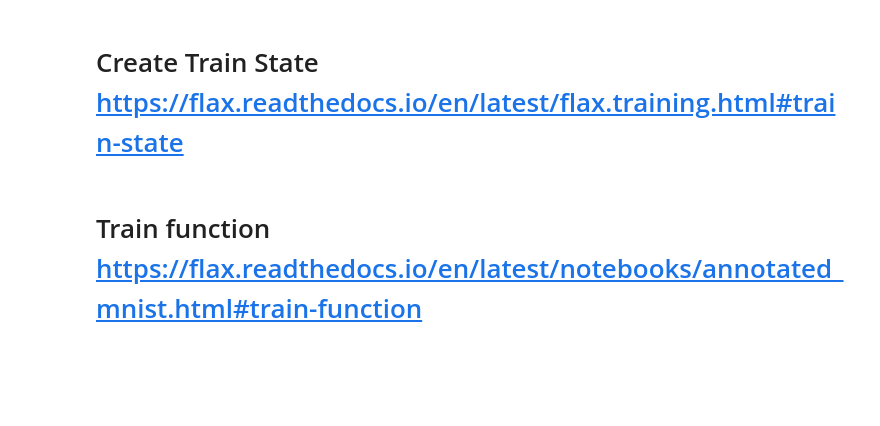
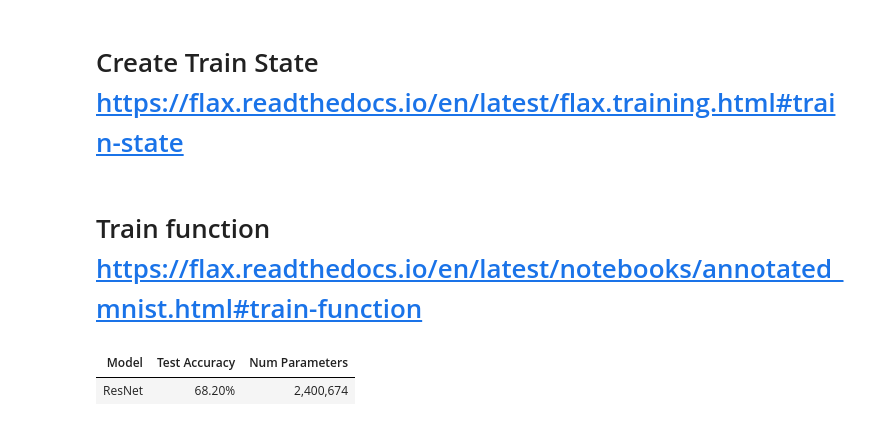
Before and after one commit to Yuji-github/Jax_Res18-Classification, a Jupyter notebook: Jax18_binary.ipynb, the cells around one changed output. Saved outputs shown, nothing was run; the diff lists cells and outputs as text; code cells hidden in the pictures; blank space fills up the shorter version.

```diff
--- a/Jax18_binary.ipynb
+++ b/Jax18_binary.ipynb
@@ -164,7 +164,7 @@ class MyResNet(nn.Module):  # Main of the model (include MyResNetBlock)
 # %% [markdown]
 ## Summary
 # %%
-inputs = jnp.ones(shape=(1, 32, 32, 3))  # becasue jax is stateless (not like PyTorch [stateful])
+inputs = jnp.ones(shape=(1, 64, 64, 3))  # becasue jax is stateless (not like PyTorch [stateful])
 print(MyResNet(1).tabulate(jax.random.PRNGKey(0), inputs))
 # %% [output]
                                       MyResNet Summary
@@ -227,7 +227,7 @@ class TrainerModule:
     def init_model(self): # Initialize model
         init_rng = jax.random.PRNGKey(0)
 
-        inputs = jnp.ones(shape=(1, 32, 32, 3))  # crate dummy input
+        inputs = jnp.ones(shape=(1, 64, 64, 3))  # crate dummy input
         variables = self.model.init(init_rng, inputs, train=True) # Flax does not have params until initialze:
 
         self.init_params, self.init_batch_stats = variables['params'], variables['batch_stats'] # params’ collection a separate ‘batch_stats’ collection
@@ -256,38 +256,29 @@ class TrainerModule:
             y_pred, new_model_state = outs if train else (outs, None)  # if train -> update networks
 
             # optax needs one_hot
-            labels_onehot = jax.nn.one_hot(labels, num_classes=self.model.num_classes)  # num_classes = 1 due to binary
-            loss = optax.sigmoid_binary_cross_entropy(y_pred, labels_onehot).mean() # binary cross entropy (unnecessary to have sigmoid in the network)
-
-            binary_y_pred = jnp.round(y_pred)  # round the values to get accuracy/TP/FP
+            labels_onehot = jax.nn.one_hot(labels, num_classes=self.model.num_classes)  # num_classes = 2 due to binary
+            loss = optax.softmax_cross_entropy(y_pred, labels_onehot).mean() # binary cross entropy (unnecessary to have sigmoid in the network)
 
             # eval the perfomance
-            accuracy = (labels == binary_y_pred).sum() / len(binary_y_pred)
-            # TP = ((binary_y_pred == 1) & (labels == 1)).sum()
-            # FP = ((binary_y_pred == 1) & (labels == 0)).sum()
+            acc = (y_pred.argmax(axis=-1) == labels).mean()
 
-            # create metrics dict and return it
-            # metrics = {'loss': loss, 'accuracy': accuracy, 'TP': TP, 'FP': FP}
-
-            return loss, (accuracy, new_model_state)  # must be A, (*B, new_model_state) *B can be multiple ex) loss, (acc, TP, FP, new_model_state)
+            return loss, (acc, new_model_state)  # must be A, (*B, new_model_state) *B can be multiple ex) loss, (acc, TP, FP, new_model_state)
 
         def train_step(state, batch):   # Training function
             loss_fn = lambda params: calculate_loss(params, state.batch_stats, batch, train=True)
 
             # Get loss, gradients for loss, and other outputs of loss function
             val, grads = jax.value_and_grad(loss_fn, has_aux=True)(state.params) # has_aux=True, then a tuple of ((value, auxiliary_data), gradient) is returned.
-            loss, accuracy, new_model_state = val[0], *val[1]   # extract values *val is unpack the tuple (metrics, new_model_state)
+            loss, acc, new_model_state = val[0], *val[1]   # extract values *val is unpack the tuple (metrics, new_model_state)
 
             # Update parameters and batch statistics
             state = state.apply_gradients(grads=grads, batch_stats=new_model_state['batch_stats'])
 
-            return state, loss, accuracy
+            return state, loss, acc
 
         def eval_step(state, batch):  # Eval function
-            eval = calculate_loss(state.params, state.batch_stats, batch, train=False)
-            loss, metrics, new_model_state = eval[0], *eval[1]
-
-            return metrics
+            _, (acc, _) = calculate_loss(state.params, state.batch_stats, batch, train=False)
+            return acc
 
         # jit for efficiency
         self.train_step = jax.jit(train_step)  # include calculate_loss
@@ -310,7 +301,7 @@ class TrainerModule:
     def eval_model(self, test_loader):
         # Test model on all images of a data loader and return avg loss
         correct_class, count = 0, 0
-        for batch in test_loader:
+        for batch in tqdm(test_loader):
             acc = self.eval_step(self.state, batch)
             correct_class += acc * batch[0].shape[0]
             count += batch[0].shape[0]
@@ -334,11 +324,11 @@ since = time.time()
 
 resnet_model, test_results = train_classifier(
                  model_class=MyResNet,
-                 model_hparams={"num_classes": 1,
+                 model_hparams={"num_classes": 2,
                                 "c_hidden": (16, 32, 64),
                                 "num_blocks": (3, 3, 3)},
                 learning_rate= 0.001,
-                num_epochs=2)
+                num_epochs=5)
 
 time_elapsed = time.time()
 print(time_elapsed - since)
@@ -346,0 +335,12 @@ test_results
+# %%
+import tabulate
+from IPython.display import display, HTML
+all_models = [("ResNet", test_results, resnet_model)]
+table = [[model_name,
+          f"{100.0*model_results['test']:4.2f}%",
+          "{:,}".format(sum([np.prod(p.shape) for p in jax.tree_leaves(model.state.params)]))]
+         for model_name, model_results, model in all_models]
+display(HTML(tabulate.tabulate(table, tablefmt='html', headers=["Model", "Test Accuracy", "Num Parameters"])))
+# %% [output]
+| Model | Test Accuracy | Num Parameters |
+| ResNet | 68.20% | 2,400,674 |
```
Also changed, not shown: parts of 7 cells of this notebook.
